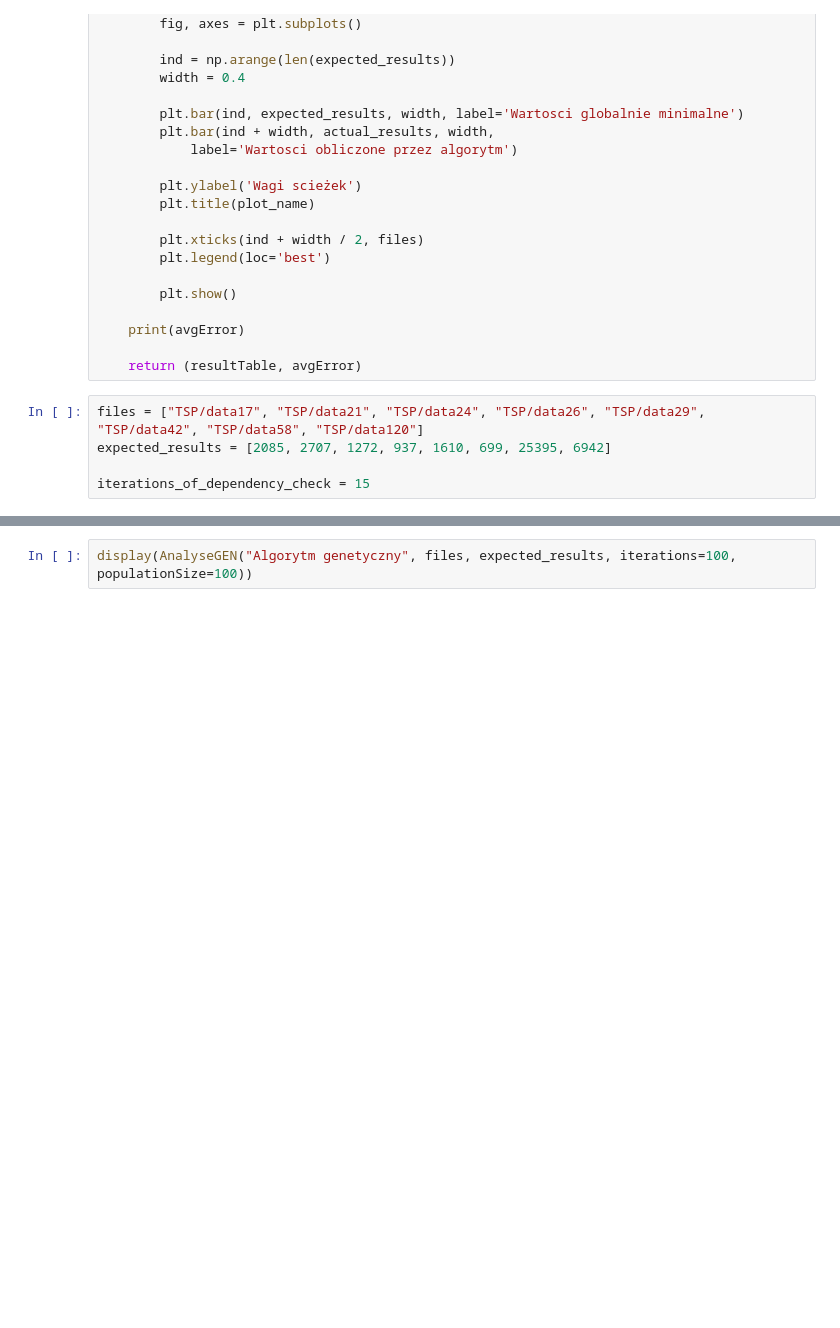
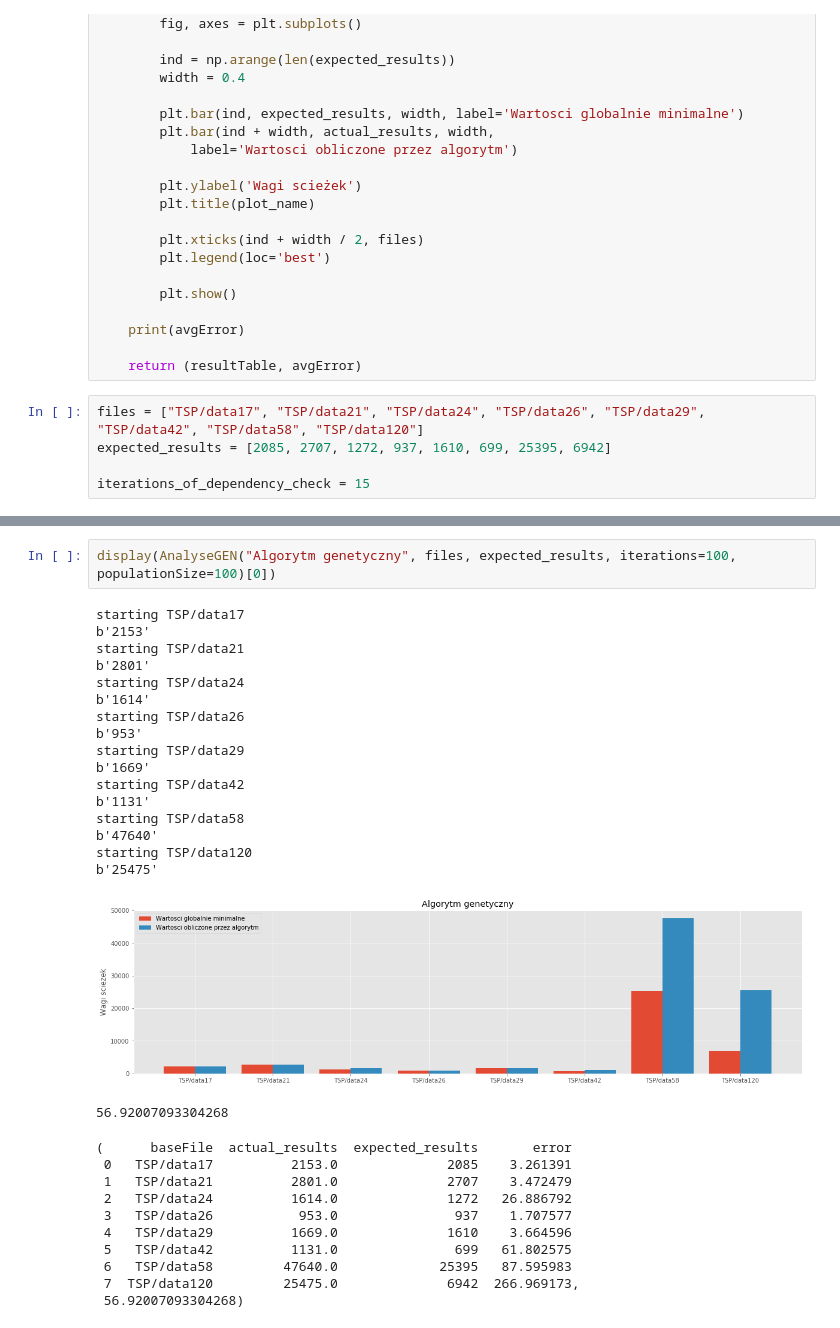
Before and after one commit to piotrek-k/PEA_Projekt, a Jupyter notebook: Analysis/Analysis_of_Genetic.ipynb, the cells around one changed output, grey strips where cells are left out. Saved outputs shown, nothing was run; the diff lists cells and outputs as text; blank space fills up the shorter version.

```diff
--- a/Analysis/Analysis_of_Genetic.ipynb
+++ b/Analysis/Analysis_of_Genetic.ipynb
@@ -151,2 +174,31 @@ plt.plot(values_used, avg_errs)
 # %%
-display(AnalyseGEN("Algorytm genetyczny", files, expected_results, iterations=100, populationSize=100))
+display(AnalyseGEN("Algorytm genetyczny", files, expected_results, iterations=100, populationSize=100)[0])
+# %% [output]
+starting TSP/data17
+b'2153'
+starting TSP/data21
+b'2801'
+starting TSP/data24
+b'1614'
+starting TSP/data26
+b'953'
+starting TSP/data29
+b'1669'
+starting TSP/data42
+b'1131'
+starting TSP/data58
+b'47640'
+starting TSP/data120
+b'25475'
+[figure, added]
+56.92007093304268
+(      baseFile  actual_results  expected_results       error
+ 0   TSP/data17          2153.0              2085    3.261391
+ 1   TSP/data21          2801.0              2707    3.472479
+ 2   TSP/data24          1614.0              1272   26.886792
+ 3   TSP/data26           953.0               937    1.707577
+ 4   TSP/data29          1669.0              1610    3.664596
+ 5   TSP/data42          1131.0               699   61.802575
+ 6   TSP/data58         47640.0             25395   87.595983
+ 7  TSP/data120         25475.0              6942  266.969173,
+ 56.92007093304268)
```
Also changed, not shown: parts of 3 cells of this notebook.
